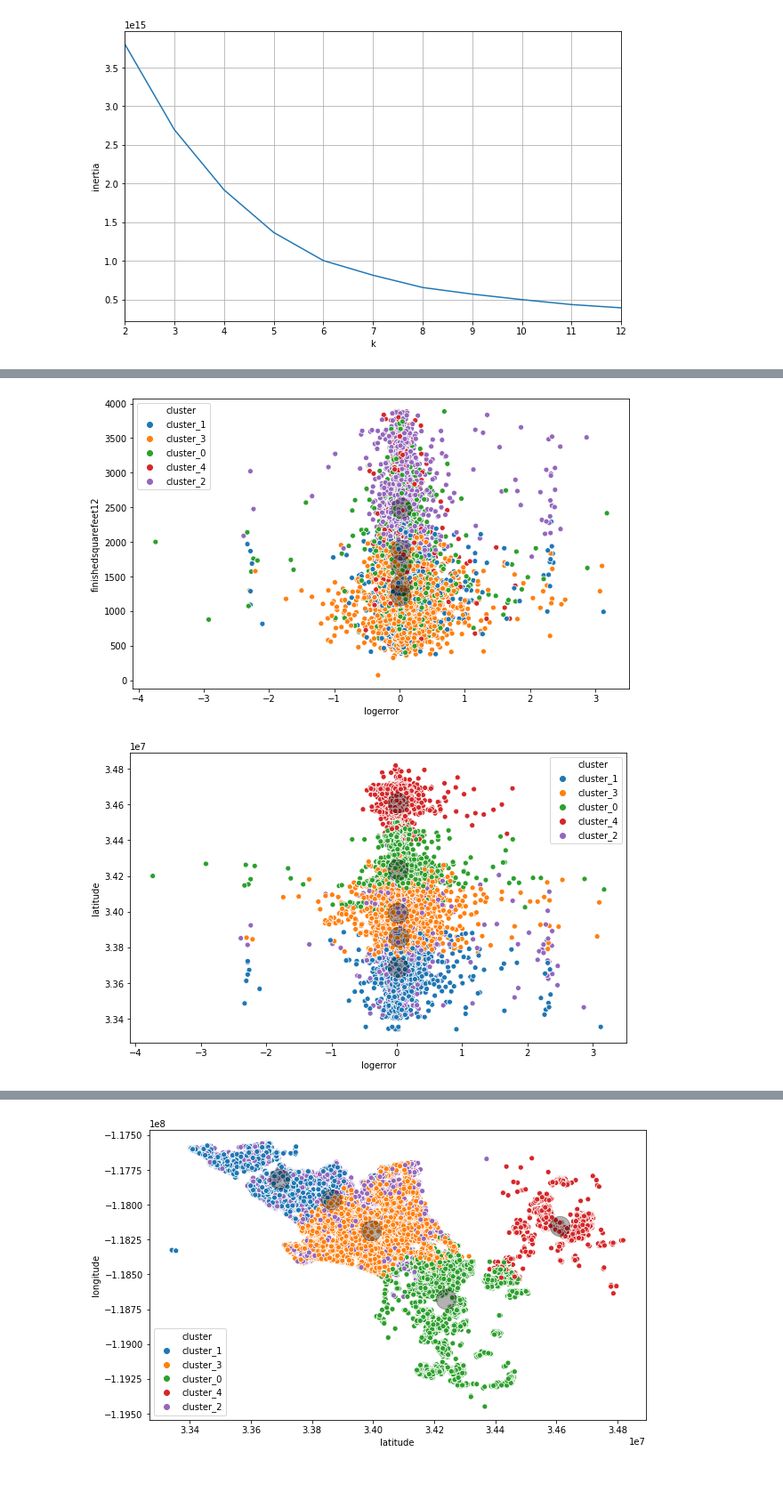
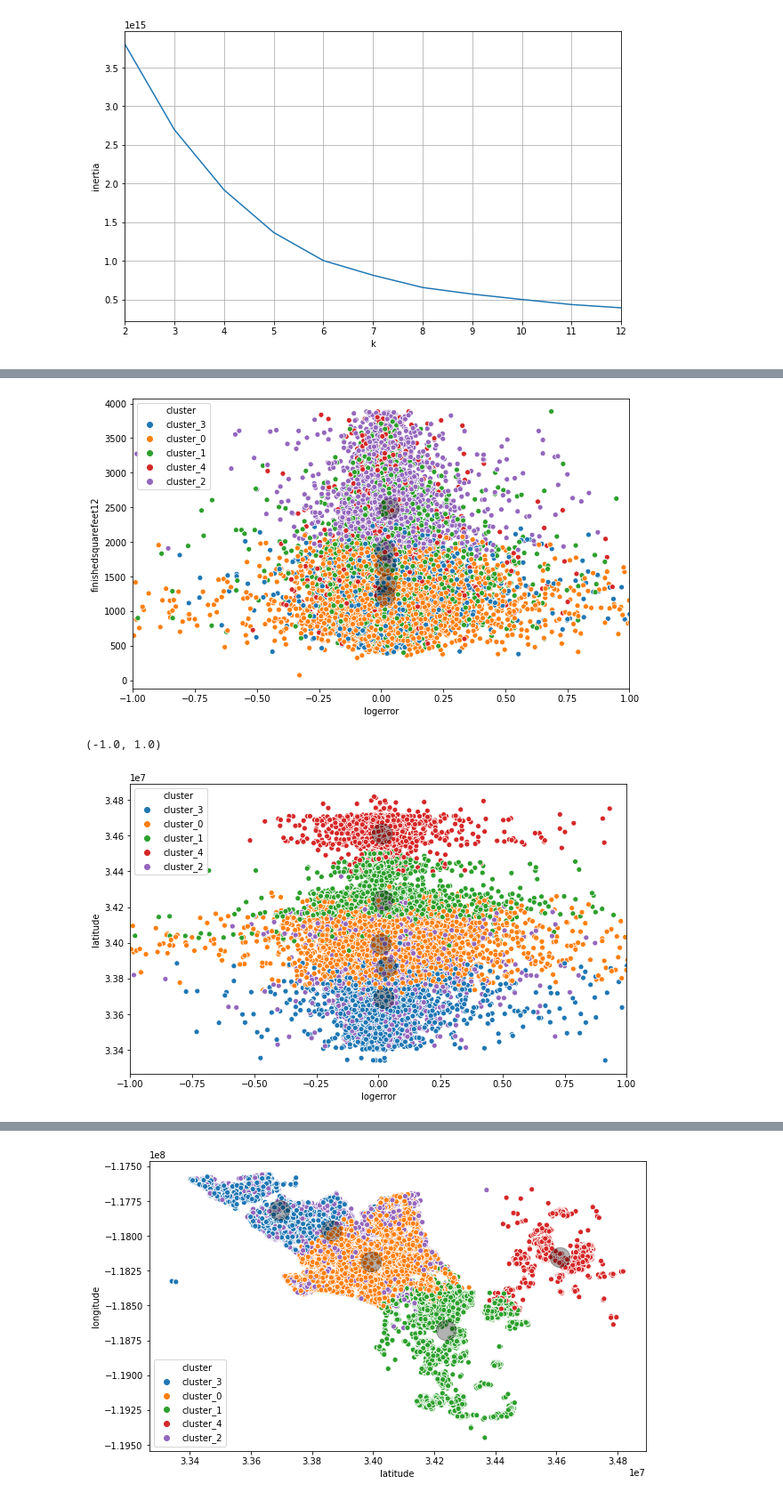
Before and after one commit to clustering-zillow/clustering-zillow, a Jupyter notebook: zillow_cluster_ravinder.ipynb, the cells around one changed output, grey strips where cells are left out. Shown at 89% size. Drawn from its saved outputs; the diff is of its cells as text; code cells hidden in the pictures.

```diff
--- a/zillow_cluster_ravinder.ipynb
+++ b/zillow_cluster_ravinder.ipynb
@@ -187,2 +207,8 @@ memory usage: 21.5+ MB
 # %%
 zillow = wrangle_zillow.wrangle_zillow()
+# %%
+zillow = zillow.dropna()
+# %%
+zillow['median_income'] = zillow.median_income.str.strip()
+# %%
+zillow['median_income'] = zillow.median_income.str.replace(',', '').astype(float)
@@ -265,7 +324,7 @@ Be sure to use these new clusters in exploring your data, and interpret what the
 # %%
 train = train.drop(columns = 'cluster')
 # %%
-X = train[['latitude', 'longitude', 'logerror']]
+X = train[['latitude', 'longitude']]
 # %%
 train, X_scaled, scaler, kmeans = cluster(train, X, 5)
 scatter_plot('latitude','longitude',train,kmeans, X_scaled, scaler)
@@ -306,11 +386,15 @@ X = train[['latitude', 'longitude', 'finishedsquarefeet12', 'logerror']]
 # %%
 train, X_scaled, scaler, kmeans = cluster(train, X, 5)
 scatter_plot('logerror','finishedsquarefeet12',train,kmeans, X_scaled, scaler)
+plt.xlim(-1,1)
+centroids = pd.DataFrame(scaler.inverse_transform(kmeans.cluster_centers_), columns=X_scaled.columns)
 # %% [output]
-[figure, old version]
+[figure, new version]
 # %%
 scatter_plot('logerror','latitude',train,kmeans, X_scaled, scaler)
+plt.xlim(-1,1)
 # %% [output]
+(-1.0, 1.0)
-[figure, old version]
+[figure, new version]
 # %%
 scatter_plot('logerror','longitude',train,kmeans, X_scaled, scaler)
```
Also changed, not shown: parts of 34 cells of this notebook.
